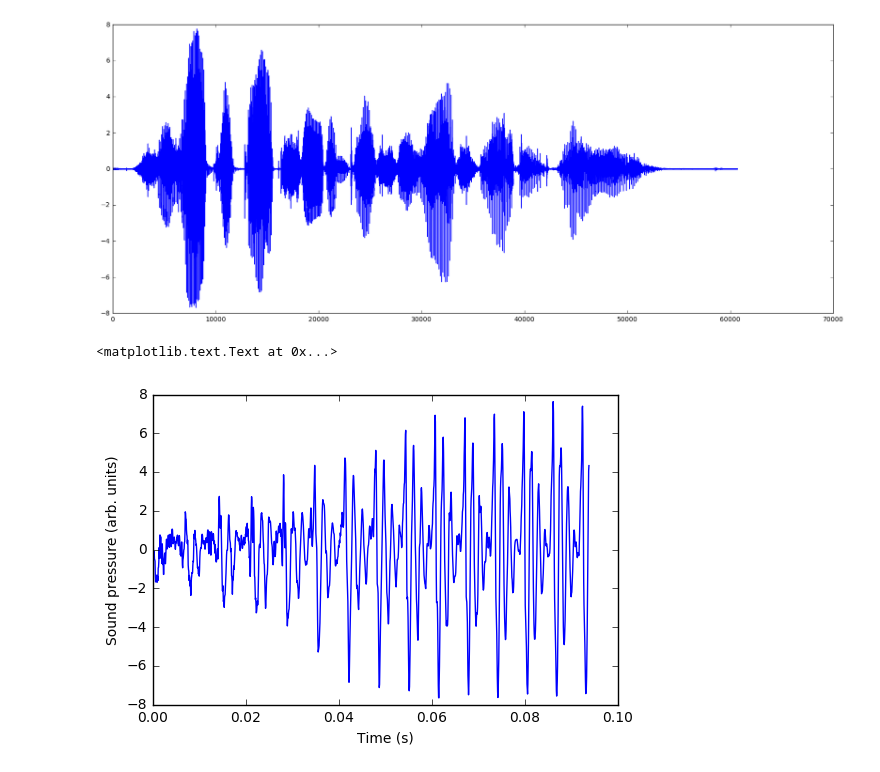
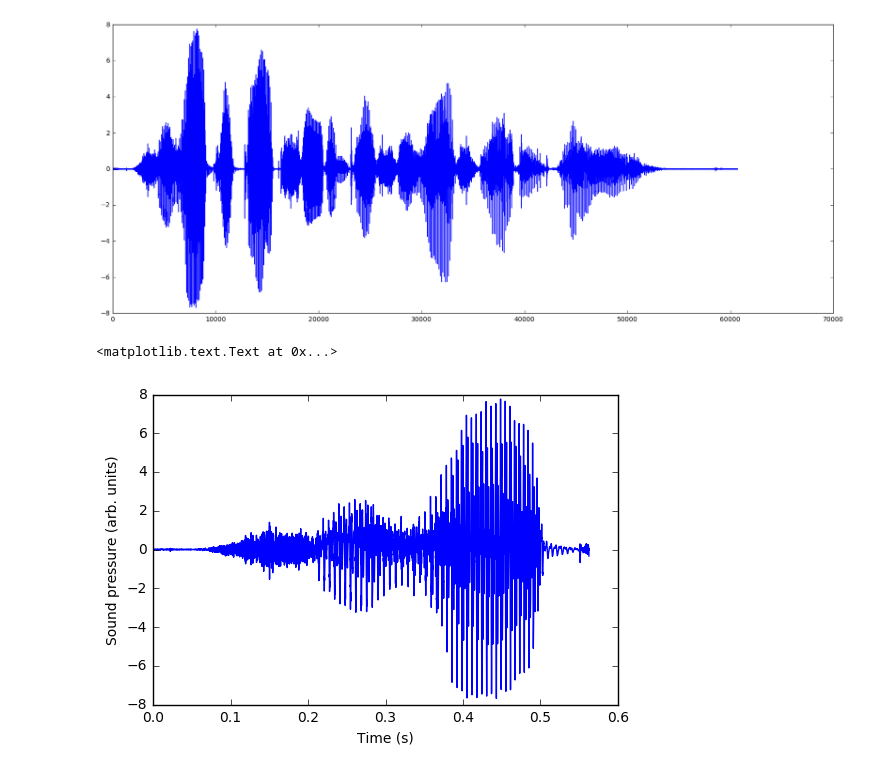
Before and after one commit to emdodds/causal-sparse-coding, a Jupyter notebook: one at a time.ipynb, the cells around one changed output. Drawn from its saved outputs; the diff is of its cells as text; code cells hidden in the pictures.

```diff
--- a/one at a time.ipynb
+++ b/one at a time.ipynb
@@ -116,13 +139,13 @@ plt.plot(signal)
 [<matplotlib.lines.Line2D at 0x...>]
 [figure]
 # %%
-start = 6500
-end = 8000
+start = 1000
+end = 10000
 times = np.linspace(0, (end - start)/sample_rate,end-start)
 plt.plot(times, signal[start:end])
 plt.xlabel('Time (s)')
 plt.ylabel('Sound pressure (arb. units)')
 # %% [output]
 <matplotlib.text.Text at 0x...>
-[figure, old version]
+[figure, new version]
 # %%
```
Also changed, not shown: parts of 20 cells of this notebook.
